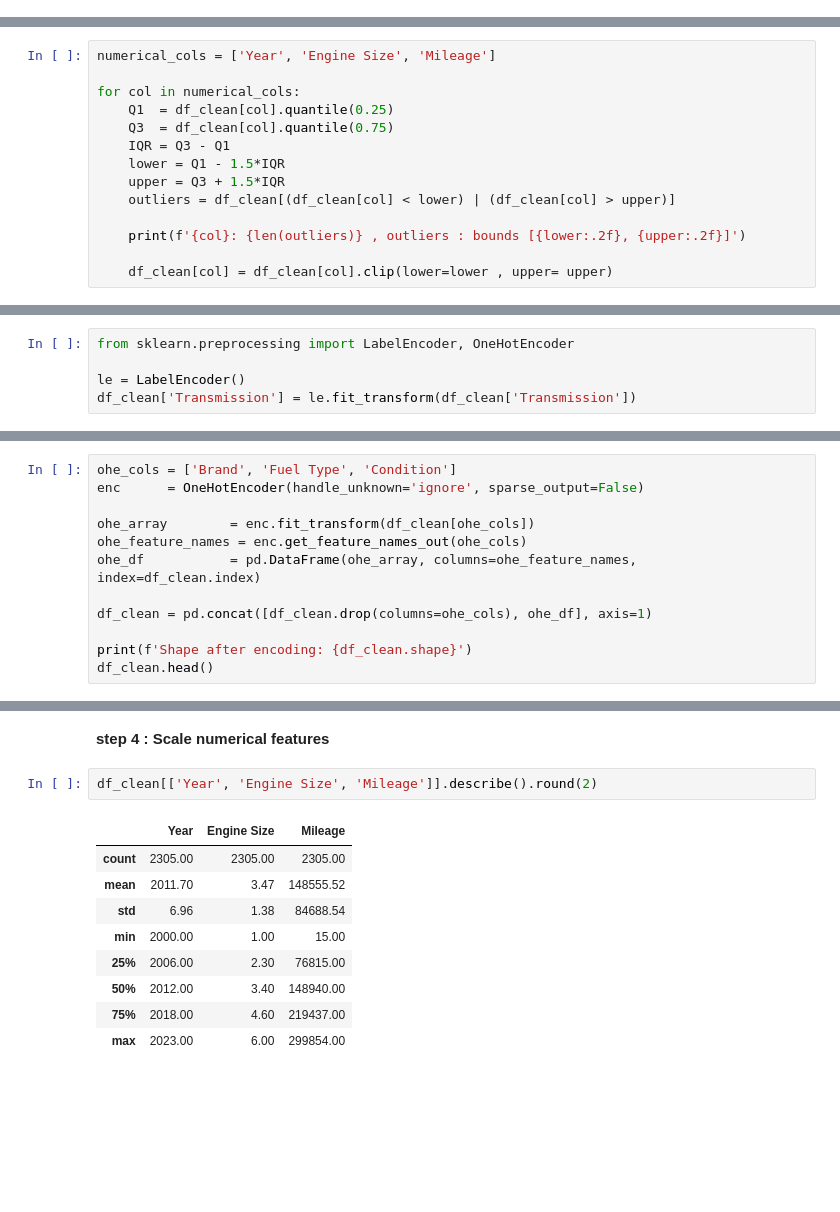
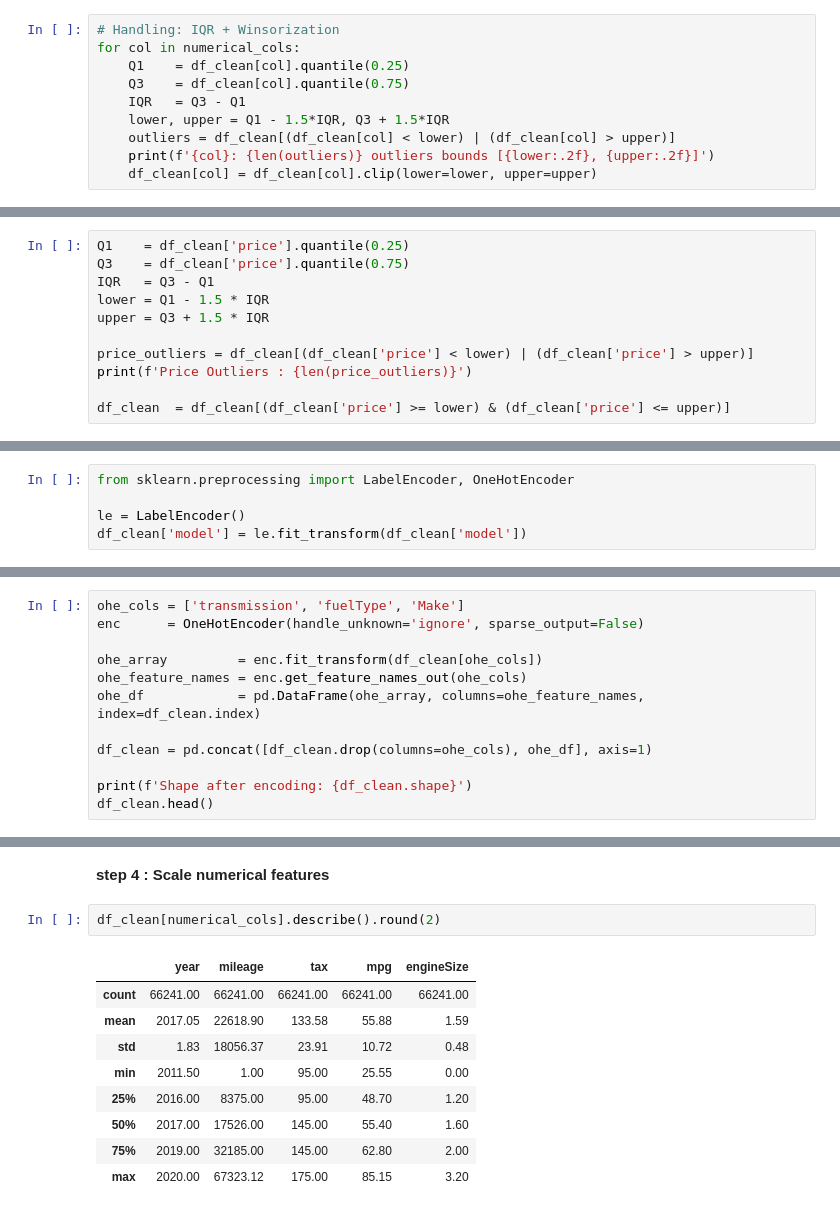
Before and after one commit to Farahhamza56/Assignment1_ML, a Jupyter notebook: Notebook/Car_Price_Project.ipynb, the cells around one changed output, grey strips where cells are left out. Cells and saved outputs as stored; diff of their text form; blank space fills up the shorter version.

```diff
--- a/Notebook/Car_Price_Project.ipynb
+++ b/Notebook/Car_Price_Project.ipynb
@@ -227,0 +263,10 @@ df_clean.head()
+# %%
+# Handling: IQR + Winsorization
+for col in numerical_cols:
+    Q1    = df_clean[col].quantile(0.25)
+    Q3    = df_clean[col].quantile(0.75)
+    IQR   = Q3 - Q1
+    lower, upper = Q1 - 1.5*IQR, Q3 + 1.5*IQR
+    outliers = df_clean[(df_clean[col] < lower) | (df_clean[col] > upper)]
+    print(f'{col}: {len(outliers)} outliers bounds [{lower:.2f}, {upper:.2f}]')
+    df_clean[col] = df_clean[col].clip(lower=lower, upper=upper)
@@ -228,15 +308,12 @@ df_clean.head()
 # %%
-numerical_cols = ['Year', 'Engine Size', 'Mileage']
+Q1    = df_clean['price'].quantile(0.25)
+Q3    = df_clean['price'].quantile(0.75)
+IQR   = Q3 - Q1
+lower = Q1 - 1.5 * IQR
+upper = Q3 + 1.5 * IQR
 
-for col in numerical_cols:
-    Q1  = df_clean[col].quantile(0.25)
-    Q3  = df_clean[col].quantile(0.75)
-    IQR = Q3 - Q1
-    lower = Q1 - 1.5*IQR
-    upper = Q3 + 1.5*IQR
-    outliers = df_clean[(df_clean[col] < lower) | (df_clean[col] > upper)]
+price_outliers = df_clean[(df_clean['price'] < lower) | (df_clean['price'] > upper)]
+print(f'Price Outliers : {len(price_outliers)}')
 
-    print(f'{col}: {len(outliers)} , outliers : bounds [{lower:.2f}, {upper:.2f}]')
-
-    df_clean[col] = df_clean[col].clip(lower=lower , upper= upper)
+df_clean  = df_clean[(df_clean['price'] >= lower) & (df_clean['price'] <= upper)]
 # %% [output]
@@ -265,5 +349,5 @@ Transmission has only 2 values (Manual & Automatic), so we use label encoding
 from sklearn.preprocessing import LabelEncoder, OneHotEncoder
 
 le = LabelEncoder()
-df_clean['Transmission'] = le.fit_transform(df_clean['Transmission'])
+df_clean['model'] = le.fit_transform(df_clean['model'])
 # %% [markdown]
@@ -273,10 +357,10 @@ These columns have no numeric order, so we create a separate binary column for e
 # %%
-ohe_cols = ['Brand', 'Fuel Type', 'Condition']
+ohe_cols = ['transmission', 'fuelType', 'Make']
 enc      = OneHotEncoder(handle_unknown='ignore', sparse_output=False)
 
-ohe_array        = enc.fit_transform(df_clean[ohe_cols])
+ohe_array         = enc.fit_transform(df_clean[ohe_cols])
 ohe_feature_names = enc.get_feature_names_out(ohe_cols)
-ohe_df           = pd.DataFrame(ohe_array, columns=ohe_feature_names, index=df_clean.index)
+ohe_df            = pd.DataFrame(ohe_array, columns=ohe_feature_names, index=df_clean.index)
 
 df_clean = pd.concat([df_clean.drop(columns=ohe_cols), ohe_df], axis=1)
 
@@ -294,14 +378,14 @@ Shape after encoding: (2305, 21)
 # %% [markdown]
 **step 4 : Scale numerical features**
 # %%
-df_clean[['Year', 'Engine Size', 'Mileage']].describe().round(2)
+df_clean[numerical_cols].describe().round(2)
 # %% [output]
-|  | Year | Engine Size | Mileage |
-| count | 2305.00 | 2305.00 | 2305.00 |
-| mean | 2011.70 | 3.47 | 148555.52 |
-| std | 6.96 | 1.38 | 84688.54 |
-| min | 2000.00 | 1.00 | 15.00 |
-| 25% | 2006.00 | 2.30 | 76815.00 |
-| 50% | 2012.00 | 3.40 | 148940.00 |
-| 75% | 2018.00 | 4.60 | 219437.00 |
-| max | 2023.00 | 6.00 | 299854.00 |
+|  | year | mileage | tax | mpg | engineSize |
+| count | 66241.00 | 66241.00 | 66241.00 | 66241.00 | 66241.00 |
+| mean | 2017.05 | 22618.90 | 133.58 | 55.88 | 1.59 |
+| std | 1.83 | 18056.37 | 23.91 | 10.72 | 0.48 |
+| min | 2011.50 | 1.00 | 95.00 | 25.55 | 0.00 |
+| 25% | 2016.00 | 8375.00 | 95.00 | 48.70 | 1.20 |
+| 50% | 2017.00 | 17526.00 | 145.00 | 55.40 | 1.60 |
+| 75% | 2019.00 | 32185.00 | 145.00 | 62.80 | 2.00 |
+| max | 2020.00 | 67323.12 | 175.00 | 85.15 | 3.20 |
```
Also changed, not shown: parts of 26 cells of this notebook.
